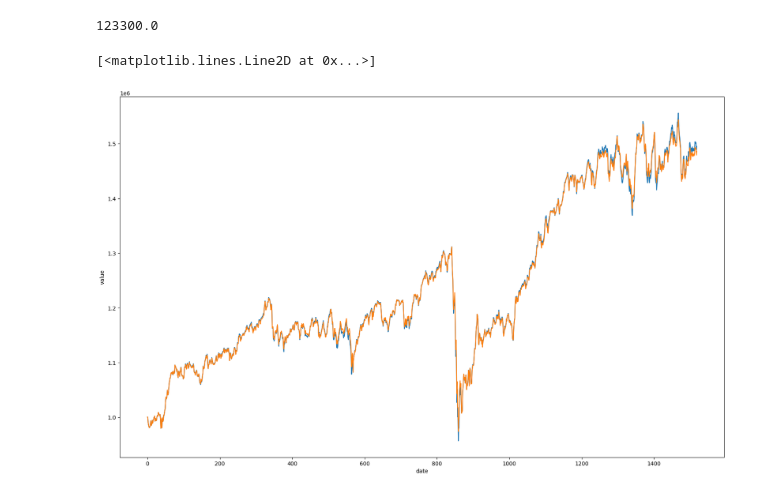
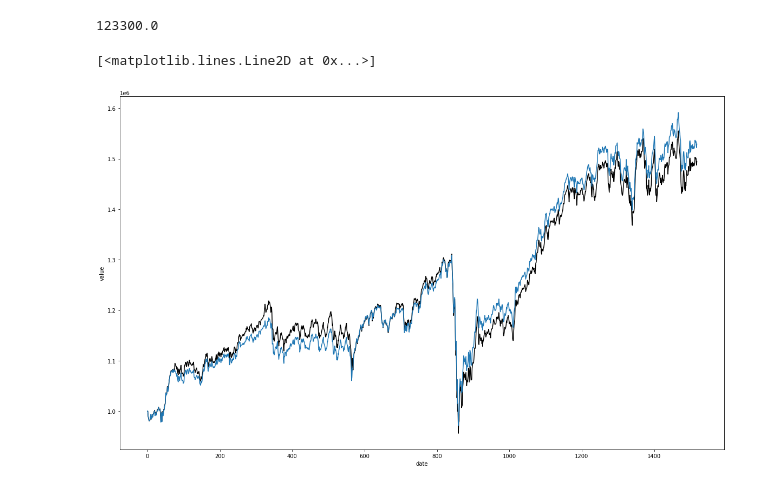
Before and after one commit to 892nske/vaeport, a Jupyter notebook: vae1.ipynb, the cells around one changed output. Drawn from its saved outputs; the diff is of its cells as text; code cells hidden in the pictures.

```diff
--- a/vae1.ipynb
+++ b/vae1.ipynb
@@ -24,5 +24,5 @@ for fund in funds:
 # %%
 # 等分散ポートフォリオリバランスなし
 ganpon = 1000000
-init_num = ganpon/8
+init_val = ganpon/8
 portbase = fundsdata.drop('日付', axis=1)
@@ -41,3 +29,14 @@ fundsdata.to_csv('fundsdata.csv')
+# %%
+# 数量、評価額、ポートフォリオ全体の評価額を計算
+init_num = init_val*10000/portbase.loc[0]
+nums_noreb = pd.DataFrame(np.ones((len(fundsdata.index),8)),columns=portbase.columns)*init_num
+val_noreb = nums_noreb * portbase /10000
+port_noreb = val_noreb.sum(axis=1)
+# %%
+# 比率を計算
+alc_noreb = val_noreb.copy()
+for index, row in alc_noreb.iterrows():
+    alc_noreb.loc[index] = val_noreb.loc[index]/port_noreb.loc[index]
 # %%
 qdays=[20161003,	20170104,	20170403,	20170703,	20171002,	20180104,	20180402,	20180702,	20181001,	20190104,	20190401,	20190701,	20191001,	20200106,	20200401,	20200701,	20201001,	20210104,	20210401,	20210701,	20211001,	20220104,	20220401,	20220701,	20221003]
 # %%
@@ -66,7 +65,7 @@ vals_rebq.loc[3].sum()/8
 # %%
 for index, row in vals_rebq.iterrows():
     if fundsdata.loc[index, '日付'] in qdays:
-        vals_rebq.loc[index] = vals_rebq.loc[index].sum()/8
+        vals_rebq.loc[index] = vals_rebq.loc[index-1].sum()/8
         nums_rebq.loc[index] = vals_rebq.loc[index]*10000/fundsdata.loc[index,vals_rebq.columns]
     elif index == 0:
         nums_rebq.loc[index] = nums_rebq.loc[index]
@@ -79,11 +83,11 @@ port_rebq = vals_rebq.sum(axis=1)
 # %%
 fig = plt.figure(figsize=(20, 12))
 ax = fig.add_subplot(111, xlabel='date', ylabel='value')
 
-ax.plot(port_noreb)
+ax.plot(port_noreb,c='k')
 ax.plot(port_rebq)
 
 # ax.legend(gs.columns.values[1:],loc='best')
 # %% [output]
 [<matplotlib.lines.Line2D at 0x...>]
-[figure, old version]
+[figure, new version]
```
Also changed, not shown: parts of 8 cells of this notebook.
